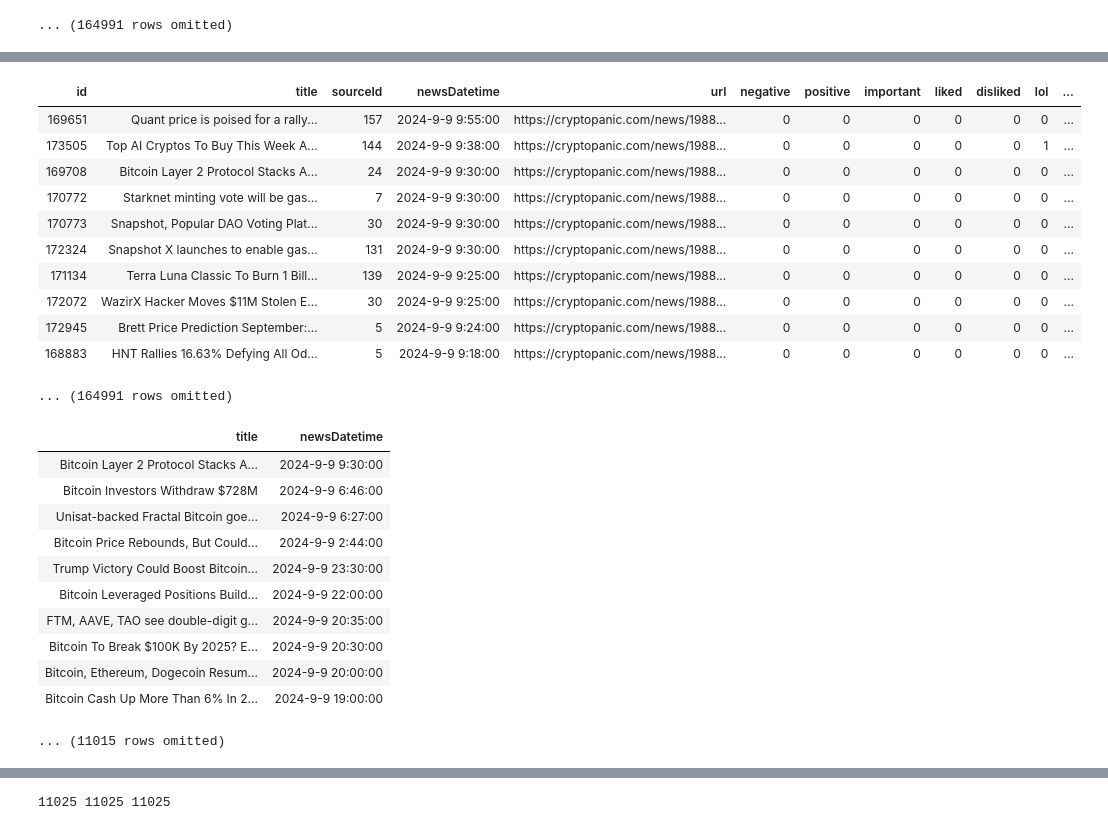
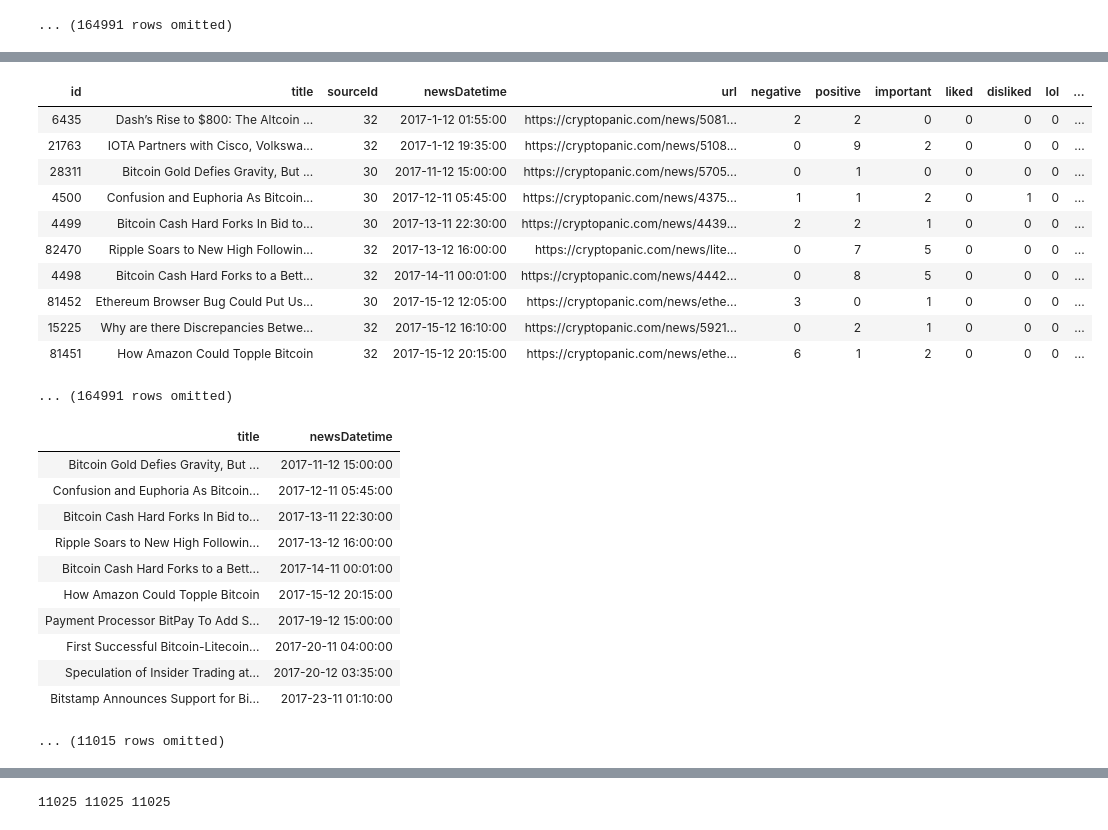
Before and after one commit to shivaansh81001/btc-prediction, a Jupyter notebook: btc_news_sentiment_analysis.ipynb, the cells around one changed output, grey strips where cells are left out. Cells and saved outputs as stored; diff of their text form; code cells hidden in the pictures.

```diff
--- a/btc_news_sentiment_analysis.ipynb
+++ b/btc_news_sentiment_analysis.ipynb
@@ -31,7 +31,8 @@ sample.show(10)
 # %%
 def format_date_time(dt):
   temp = dt.split()
-  return '-'.join(temp[0].split('/')[::-1])+' '+temp[1]+':00'
+  time= temp[1].split(':')
+  return '-'.join(temp[0].split('/')[::-1])+' '+time[0].zfill(2)+':'+time[1].zfill(2)+':00'
 # %%
 #test
 
@@ -42,36 +43,36 @@ format_date_time('6/9/2022 5:20')
 new_date= sample.apply(format_date_time,"newsDatetime")
 sample= sample.with_column('newsDatetime',new_date)
 # %%
-sample= sample.sort("newsDatetime",descending=True)
+sample= sample.sort("newsDatetime",descending=False)
 sample.show(10)
 # %% [output]
 | id | title | sourceId | newsDatetime | url | negative | positive | important | liked | disliked | lol | ... |
-| 169651 | Quant price is poised for a rally... | 157 | 2024-9-9 9:55:00 | https://cryptopanic.com/news/1988... | 0 | 0 | 0 | 0 | 0 | 0 | ... |
-| 173505 | Top AI Cryptos To Buy This Week A... | 144 | 2024-9-9 9:38:00 | https://cryptopanic.com/news/1988... | 0 | 0 | 0 | 0 | 0 | 1 | ... |
-| 169708 | Bitcoin Layer 2 Protocol Stacks A... | 24 | 2024-9-9 9:30:00 | https://cryptopanic.com/news/1988... | 0 | 0 | 0 | 0 | 0 | 0 | ... |
-| 170772 | Starknet minting vote will be gas... | 7 | 2024-9-9 9:30:00 | https://cryptopanic.com/news/1988... | 0 | 0 | 0 | 0 | 0 | 0 | ... |
-| 170773 | Snapshot, Popular DAO Voting Plat... | 30 | 2024-9-9 9:30:00 | https://cryptopanic.com/news/1988... | 0 | 0 | 0 | 0 | 0 | 0 | ... |
-| 172324 | Snapshot X launches to enable gas... | 131 | 2024-9-9 9:30:00 | https://cryptopanic.com/news/1988... | 0 | 0 | 0 | 0 | 0 | 0 | ... |
-| 171134 | Terra Luna Classic To Burn 1 Bill... | 139 | 2024-9-9 9:25:00 | https://cryptopanic.com/news/1988... | 0 | 0 | 0 | 0 | 0 | 0 | ... |
-| 172072 | WazirX Hacker Moves $11M Stolen E... | 30 | 2024-9-9 9:25:00 | https://cryptopanic.com/news/1988... | 0 | 0 | 0 | 0 | 0 | 0 | ... |
-| 172945 | Brett Price Prediction September:... | 5 | 2024-9-9 9:24:00 | https://cryptopanic.com/news/1988... | 0 | 0 | 0 | 0 | 0 | 0 | ... |
-| 168883 | HNT Rallies 16.63% Defying All Od... | 5 | 2024-9-9 9:18:00 | https://cryptopanic.com/news/1988... | 0 | 0 | 0 | 0 | 0 | 0 | ... |
+| 6435 | Dash’s Rise to $800: The Altcoin ... | 32 | 2017-1-12 01:55:00 | https://cryptopanic.com/news/5081... | 2 | 2 | 0 | 0 | 0 | 0 | ... |
+| 21763 | IOTA Partners with Cisco, Volkswa... | 32 | 2017-1-12 19:35:00 | https://cryptopanic.com/news/5108... | 0 | 9 | 2 | 0 | 0 | 0 | ... |
+| 28311 | Bitcoin Gold Defies Gravity, But ... | 30 | 2017-11-12 15:00:00 | https://cryptopanic.com/news/5705... | 0 | 1 | 0 | 0 | 0 | 0 | ... |
+| 4500 | Confusion and Euphoria As Bitcoin... | 30 | 2017-12-11 05:45:00 | https://cryptopanic.com/news/4375... | 1 | 1 | 2 | 0 | 1 | 0 | ... |
+| 4499 | Bitcoin Cash Hard Forks In Bid to... | 30 | 2017-13-11 22:30:00 | https://cryptopanic.com/news/4439... | 2 | 2 | 1 | 0 | 0 | 0 | ... |
+| 82470 | Ripple Soars to New High Followin... | 32 | 2017-13-12 16:00:00 | https://cryptopanic.com/news/lite... | 0 | 7 | 5 | 0 | 0 | 0 | ... |
+| 4498 | Bitcoin Cash Hard Forks to a Bett... | 32 | 2017-14-11 00:01:00 | https://cryptopanic.com/news/4442... | 0 | 8 | 5 | 0 | 0 | 0 | ... |
+| 81452 | Ethereum Browser Bug Could Put Us... | 30 | 2017-15-12 12:05:00 | https://cryptopanic.com/news/ethe... | 3 | 0 | 1 | 0 | 0 | 0 | ... |
+| 15225 | Why are there Discrepancies Betwe... | 32 | 2017-15-12 16:10:00 | https://cryptopanic.com/news/5921... | 0 | 2 | 1 | 0 | 0 | 0 | ... |
+| 81451 | How Amazon Could Topple Bitcoin | 32 | 2017-15-12 20:15:00 | https://cryptopanic.com/news/ethe... | 6 | 1 | 2 | 0 | 0 | 0 | ... |
 ... (164991 rows omitted)
 # %%
 sample =sample.where("title",are.containing("Bitcoin")).select('title','newsDatetime')
 sample.show(10)
 # %% [output]
 | title | newsDatetime |
-| Bitcoin Layer 2 Protocol Stacks A... | 2024-9-9 9:30:00 |
-| Bitcoin Investors Withdraw $728M | 2024-9-9 6:46:00 |
-| Unisat-backed Fractal Bitcoin goe... | 2024-9-9 6:27:00 |
-| Bitcoin Price Rebounds, But Could... | 2024-9-9 2:44:00 |
-| Trump Victory Could Boost Bitcoin... | 2024-9-9 23:30:00 |
-| Bitcoin Leveraged Positions Build... | 2024-9-9 22:00:00 |
-| FTM, AAVE, TAO see double-digit g... | 2024-9-9 20:35:00 |
-| Bitcoin To Break $100K By 2025? E... | 2024-9-9 20:30:00 |
-| Bitcoin, Ethereum, Dogecoin Resum... | 2024-9-9 20:00:00 |
-| Bitcoin Cash Up More Than 6% In 2... | 2024-9-9 19:00:00 |
+| Bitcoin Gold Defies Gravity, But ... | 2017-11-12 15:00:00 |
+| Confusion and Euphoria As Bitcoin... | 2017-12-11 05:45:00 |
+| Bitcoin Cash Hard Forks In Bid to... | 2017-13-11 22:30:00 |
+| Ripple Soars to New High Followin... | 2017-13-12 16:00:00 |
+| Bitcoin Cash Hard Forks to a Bett... | 2017-14-11 00:01:00 |
+| How Amazon Could Topple Bitcoin | 2017-15-12 20:15:00 |
+| Payment Processor BitPay To Add S... | 2017-19-12 15:00:00 |
+| First Successful Bitcoin-Litecoin... | 2017-20-11 04:00:00 |
+| Speculation of Insider Trading at... | 2017-20-12 03:35:00 |
+| Bitstamp Announces Support for Bi... | 2017-23-11 01:10:00 |
 ... (11015 rows omitted)
 # %%
 sentiment_analyzer = pipeline("sentiment-analysis", model="ProsusAI/finbert")
```
Also changed, not shown: parts of 4 cells of this notebook.
